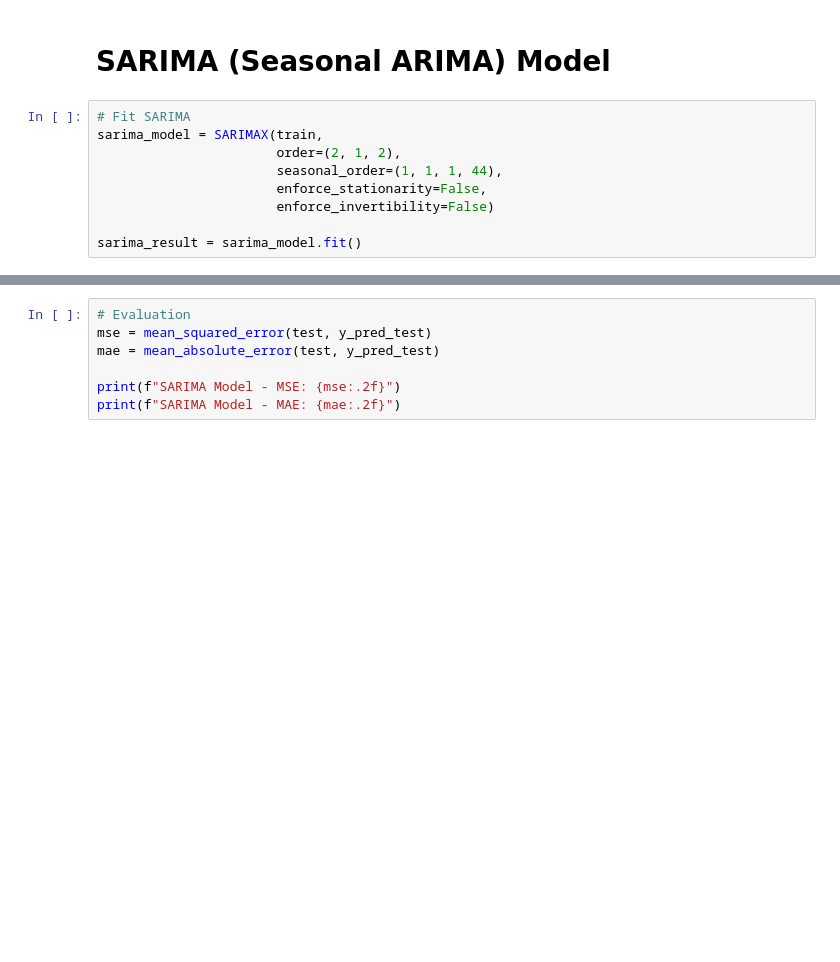
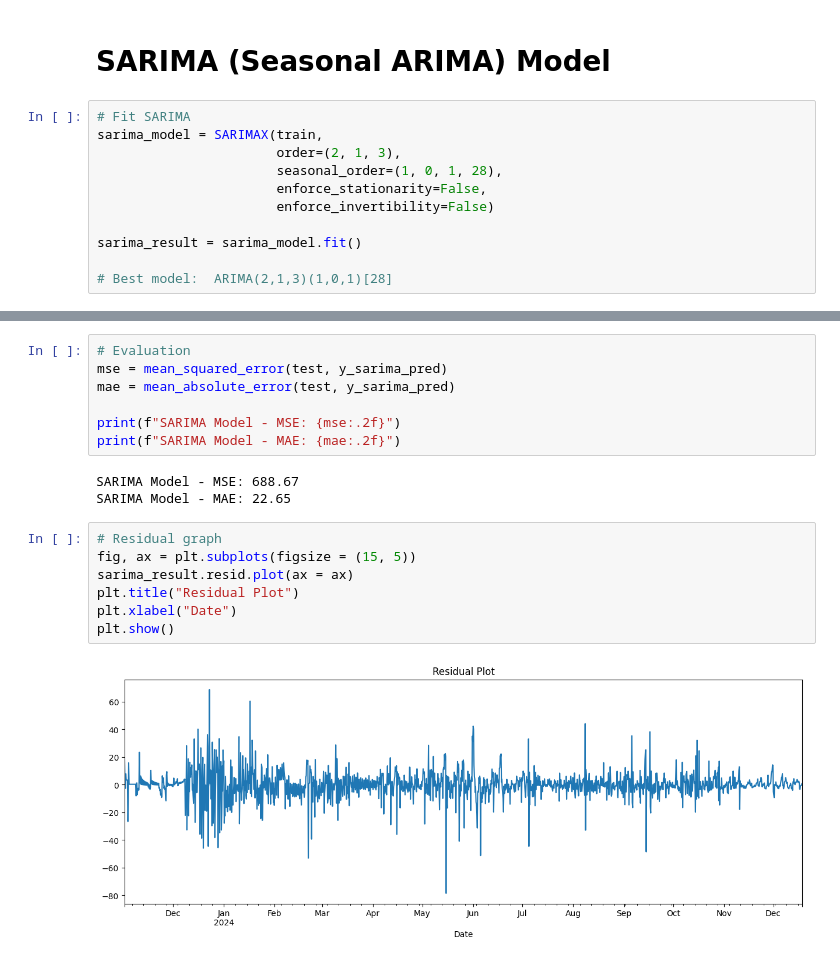
Before and after one commit to Bjoshua25/AIR-QUALITY-PREDICTION-IN-LAGOS, a Jupyter notebook: notebooks/models.ipynb, the cells around one changed output, grey strips where cells are left out. Cells and saved outputs as stored; diff of their text form; blank space fills up the shorter version.

```diff
--- a/notebooks/models.ipynb
+++ b/notebooks/models.ipynb
@@ -444,9 +418,11 @@ plt.show()
 # %%
 # Fit SARIMA
 sarima_model = SARIMAX(train,
-                       order=(2, 1, 2),
-                       seasonal_order=(1, 1, 1, 44),
+                       order=(2, 1, 3),
+                       seasonal_order=(1, 0, 1, 28),
                        enforce_stationarity=False,
                        enforce_invertibility=False)
 
 sarima_result = sarima_model.fit()
+
+# Best model:  ARIMA(2,1,3)(1,0,1)[28]
@@ -457,7 +462,19 @@ y_pred_test
 # %%
 # Evaluation
-mse = mean_squared_error(test, y_pred_test)
-mae = mean_absolute_error(test, y_pred_test)
+mse = mean_squared_error(test, y_sarima_pred)
+mae = mean_absolute_error(test, y_sarima_pred)
 
 print(f"SARIMA Model - MSE: {mse:.2f}")
 print(f"SARIMA Model - MAE: {mae:.2f}")
+# %% [output]
+SARIMA Model - MSE: 688.67
+SARIMA Model - MAE: 22.65
+# %%
+# Residual graph
+fig, ax = plt.subplots(figsize = (15, 5))
+sarima_result.resid.plot(ax = ax)
+plt.title("Residual Plot")
+plt.xlabel("Date")
+plt.show()
+# %% [output]
+[figure, added]
```
Also changed, not shown: parts of 43 cells of this notebook, 2 other files.
